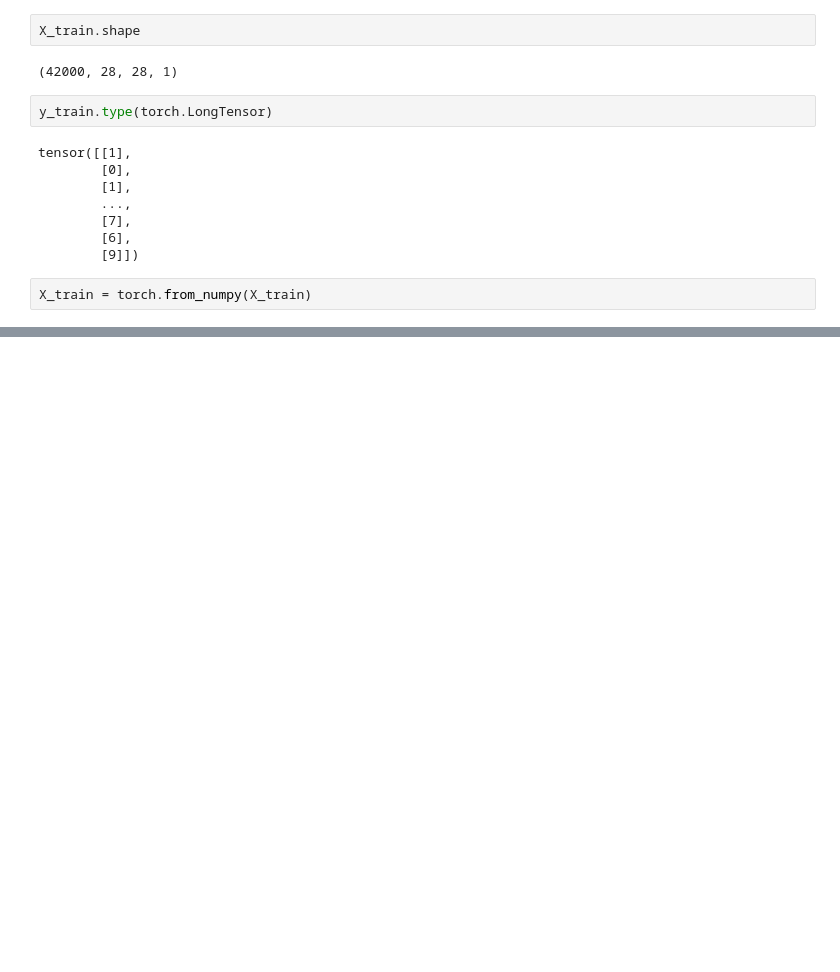
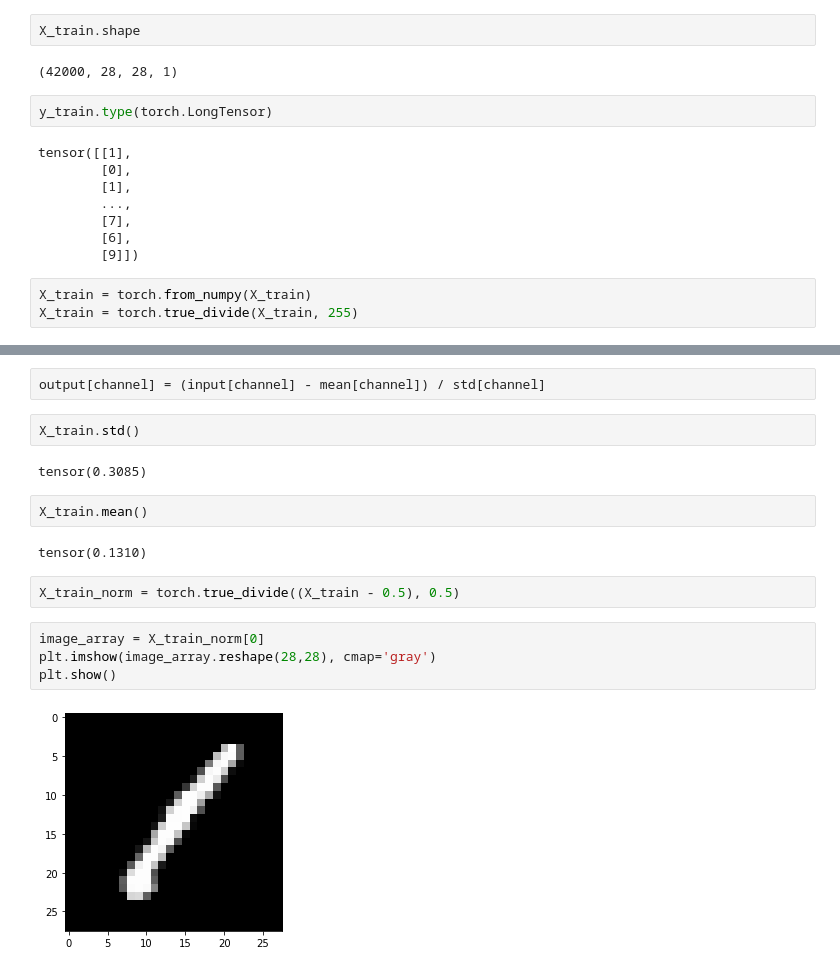
Before and after one commit to AardJan/kaggle_digit_recognizer, a Jupyter notebook: Notebook.ipynb, the cells around one changed output, grey strips where cells are left out. Saved outputs shown, nothing was run; the diff lists cells and outputs as text; blank space fills up the shorter version.

```diff
--- a/Notebook.ipynb
+++ b/Notebook.ipynb
@@ -144,3 +141,4 @@ tensor([[1],
         [9]])
 # %%
 X_train = torch.from_numpy(X_train)
+X_train = torch.true_divide(X_train, 255)
@@ -174,0 +183,18 @@ train = data_utils.TensorDataset(X_train, y_train)
+# %%
+output[channel] = (input[channel] - mean[channel]) / std[channel]
+# %%
+X_train.std()
+# %% [output]
+tensor(0.3085)
+# %%
+X_train.mean()
+# %% [output]
+tensor(0.1310)
+# %%
+X_train_norm = torch.true_divide((X_train - 0.5), 0.5)
+# %%
+image_array = X_train_norm[0]
+plt.imshow(image_array.reshape(28,28), cmap='gray')
+plt.show()
+# %% [output]
+[figure, added]
```
Also changed, not shown: parts of 9 cells of this notebook.
